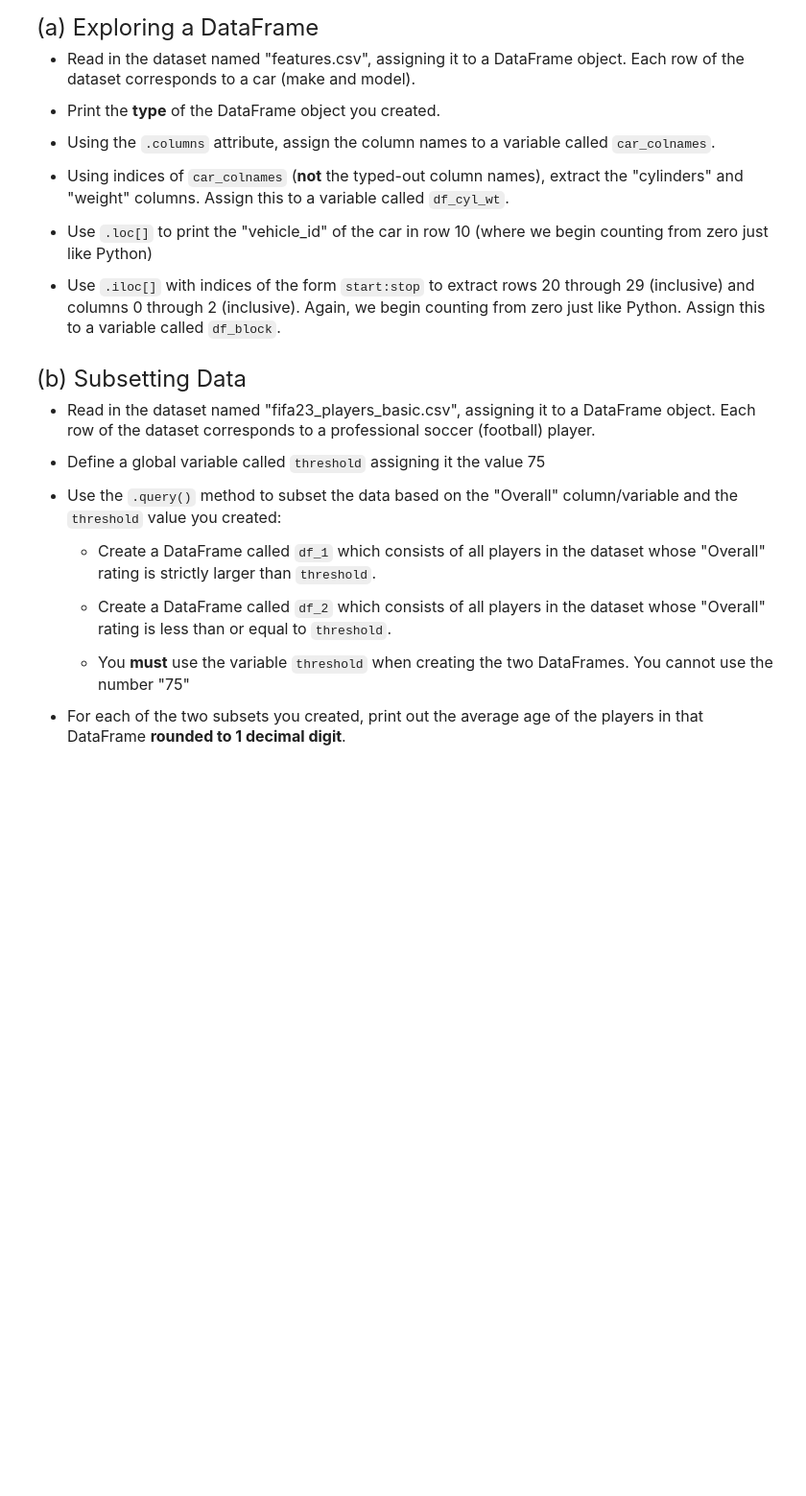
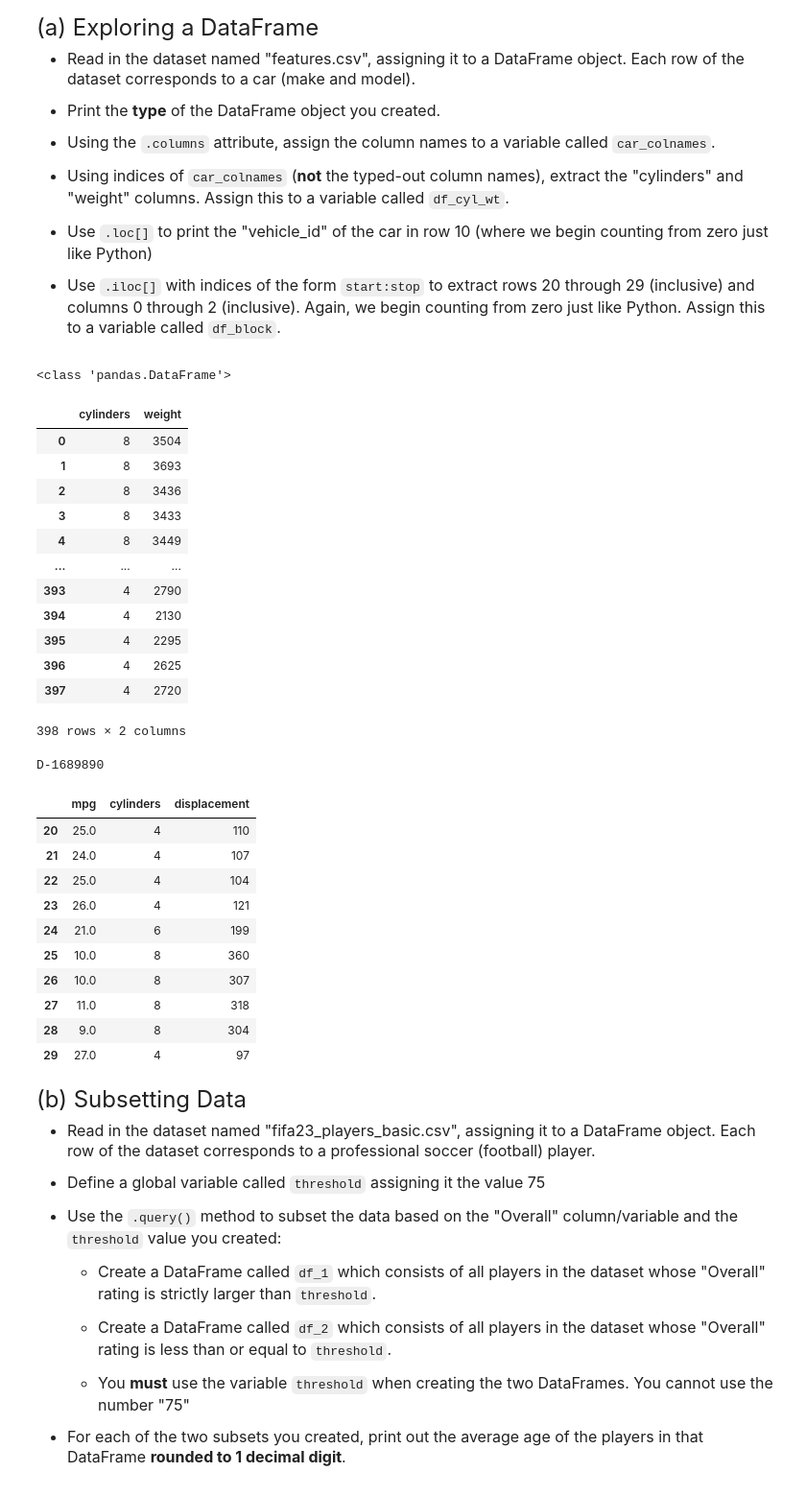
Before and after one commit to Jincantao/datasci185fall2026, a Jupyter notebook: _assignments/assignment_07/Assignment7.ipynb, the cells around one changed output. Shown at 96% size. Cells and saved outputs as stored; diff of their text form; code cells hidden in the pictures; blank space fills up the shorter version.

```diff
--- a/_assignments/assignment_07/Assignment7.ipynb
+++ b/_assignments/assignment_07/Assignment7.ipynb
@@ -47,3 +47,59 @@ import matplotlib.pyplot as plt
+# %%
+# Write your answer here:
+
+
+df_features = pd.read_csv("data/features.csv")
+
+
+
+print(type(df_features))
+
+
+
+car_colnames = df_features.columns
+
+
+
+df_cyl_wt = df_features[[car_colnames[1],car_colnames[4]]]
+display(df_cyl_wt)
+
+
+
+
+print(df_features.loc[10,"vehicle_id"])
+
+
+
+df_block = df_features.iloc[20:30,0:3]
+
+display(df_block)
+# %% [output]
+<class 'pandas.DataFrame'>
+|  | cylinders | weight |
+| 0 | 8 | 3504 |
+| 1 | 8 | 3693 |
+| 2 | 8 | 3436 |
+| 3 | 8 | 3433 |
+| 4 | 8 | 3449 |
+| ... | ... | ... |
+| 393 | 4 | 2790 |
+| 394 | 4 | 2130 |
+| 395 | 4 | 2295 |
+| 396 | 4 | 2625 |
+| 397 | 4 | 2720 |
+398 rows × 2 columns
+D-1689890
+|  | mpg | cylinders | displacement |
+| 20 | 25.0 | 4 | 110 |
+| 21 | 24.0 | 4 | 107 |
+| 22 | 25.0 | 4 | 104 |
+| 23 | 26.0 | 4 | 121 |
+| 24 | 21.0 | 6 | 199 |
+| 25 | 10.0 | 8 | 360 |
+| 26 | 10.0 | 8 | 307 |
+| 27 | 11.0 | 8 | 318 |
+| 28 | 9.0 | 8 | 304 |
+| 29 | 27.0 | 4 | 97 |
 # %% [markdown]
 <font size = "5">
 
```
Also changed, not shown: parts of 14 cells of this notebook, 1 other file.
